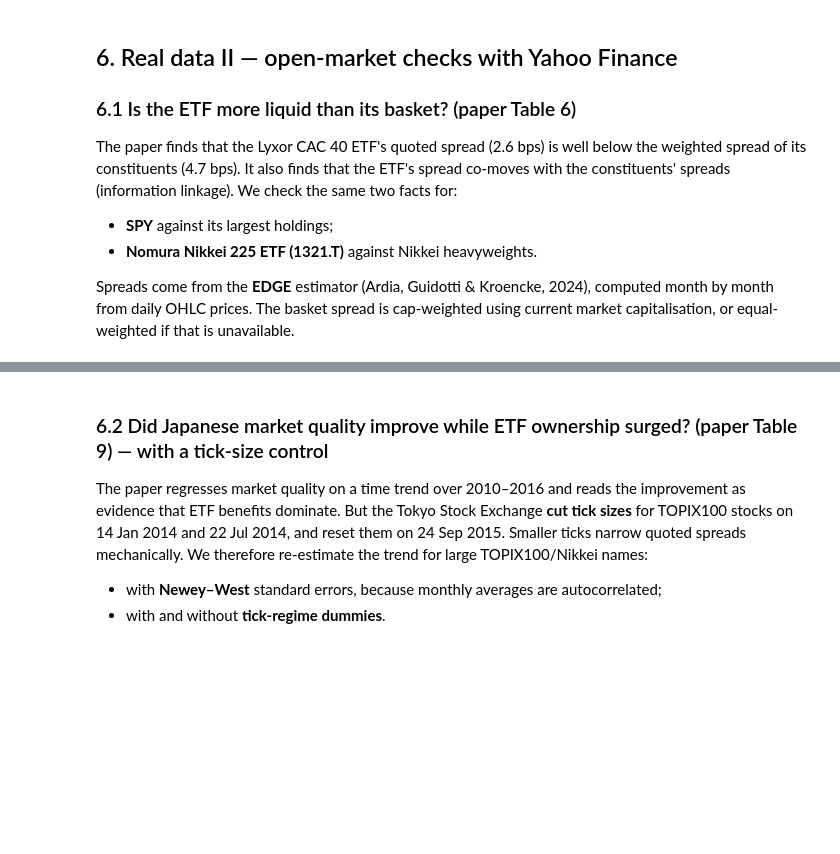
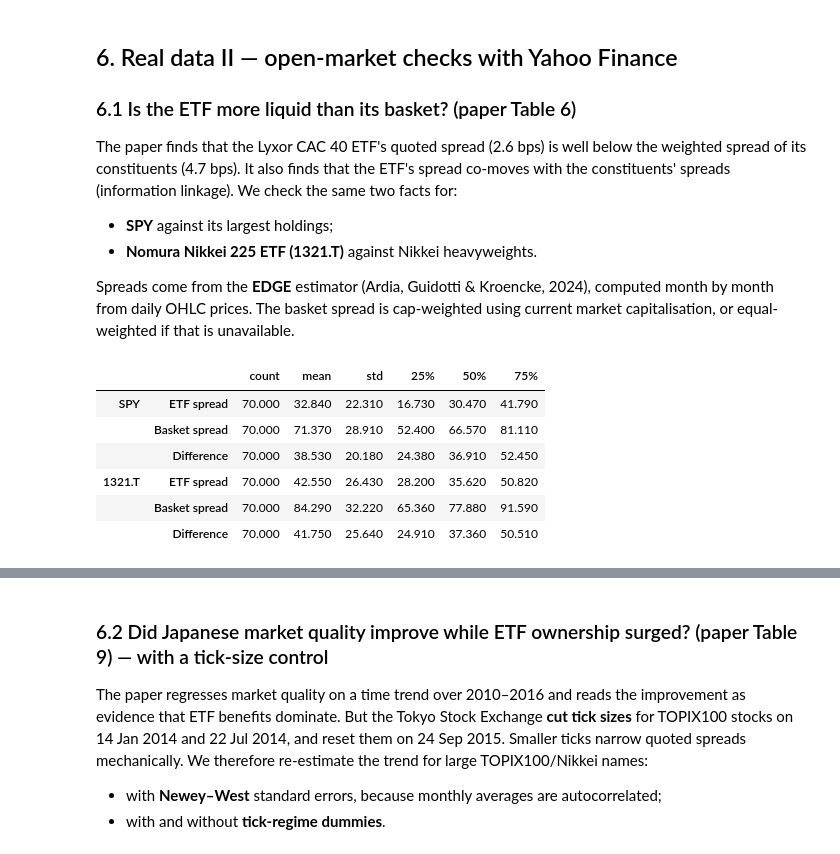
Before and after one commit to Mnntn/Finances, a Jupyter notebook: ETF_effects_The_role_of_primary_versus_secondary_market_activities/etf_effects.ipynb, the cells around one changed output, grey strips where cells are left out. Drawn from its saved outputs; the diff is of its cells as text; code cells hidden in the pictures; blank space fills up the shorter version.

```diff
--- a/ETF_effects_The_role_of_primary_versus_secondary_market_activities/etf_effects.ipynb
+++ b/ETF_effects_The_role_of_primary_versus_secondary_market_activities/etf_effects.ipynb
@@ -1018,34 +1122,43 @@ ETF_START, ETF_END = "2021-01-01", None
 
 def monthly_edge(px, ticker):
     df = pd.DataFrame({k: px[k][ticker] for k in ["Open", "High", "Low", "Close"]}).dropna()
     return df.groupby(df.index.to_period("M")).apply(
         lambda g: edge(g["Open"], g["High"], g["Low"], g["Close"]) if len(g) >= 10 else np.nan) * 1e4   # bps
 
 
 def caps(tickers):
     out = {}
     for t in tickers:
         try:
-            out[t] = float(yf.Ticker(t).fast_info["market_cap"])
+            tk = yf.Ticker(t)
+            out[t] = float(tk.fast_info["market_cap"]) * split_lag(tk, float(tk.fast_info["shares"]))
         except Exception:
             out[t] = np.nan
     s = pd.Series(out)
     return s / s.sum() if s.notna().all() and s.sum() > 0 else pd.Series(1 / len(tickers), index=tickers)
 
 
 etf_vs_basket = {}
 if ONLINE:
     for etf_t, basket in PAIRS.items():
         px = download_ohlcv([etf_t, *basket], ETF_START, ETF_END)
         sp = pd.DataFrame({t: monthly_edge(px, t) for t in [etf_t, *basket]})
         w = caps(basket)
         out = pd.DataFrame({"ETF spread": sp[etf_t], "Basket spread": (sp[basket] * w).sum(axis=1, min_count=5)})
         out["Difference"] = out["Basket spread"] - out["ETF spread"]
         etf_vs_basket[etf_t] = out.dropna()
     display(pd.concat({k: v.describe().T[["count", "mean", "std", "25%", "50%", "75%"]]
                        for k, v in etf_vs_basket.items()}).round(2))
 else:
     print("Skipping §6.1: Yahoo Finance not reachable.")
+# %% [output]
+|  |  | count | mean | std | 25% | 50% | 75% |
+| SPY | ETF spread | 70.000 | 32.840 | 22.310 | 16.730 | 30.470 | 41.790 |
+|  | Basket spread | 70.000 | 71.370 | 28.910 | 52.400 | 66.570 | 81.110 |
+|  | Difference | 70.000 | 38.530 | 20.180 | 24.380 | 36.910 | 52.450 |
+| 1321.T | ETF spread | 70.000 | 42.550 | 26.430 | 28.200 | 35.620 | 50.820 |
+|  | Basket spread | 70.000 | 84.290 | 32.220 | 65.360 | 77.880 | 91.590 |
+|  | Difference | 70.000 | 41.750 | 25.640 | 24.910 | 37.360 | 50.510 |
 # %%
 if etf_vs_basket:
     fig, axes = plt.subplots(1, len(etf_vs_basket), figsize=(10.5, 3.2))
```
Also changed, not shown: parts of 13 cells of this notebook, 10 other files.
